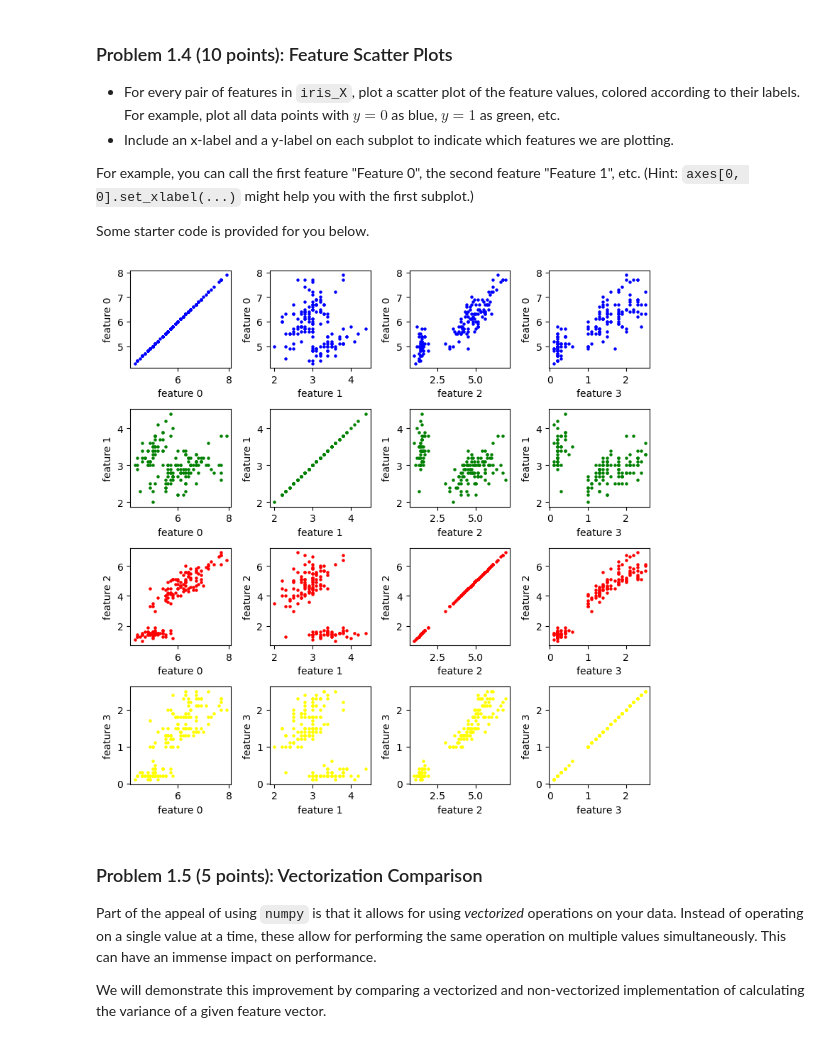
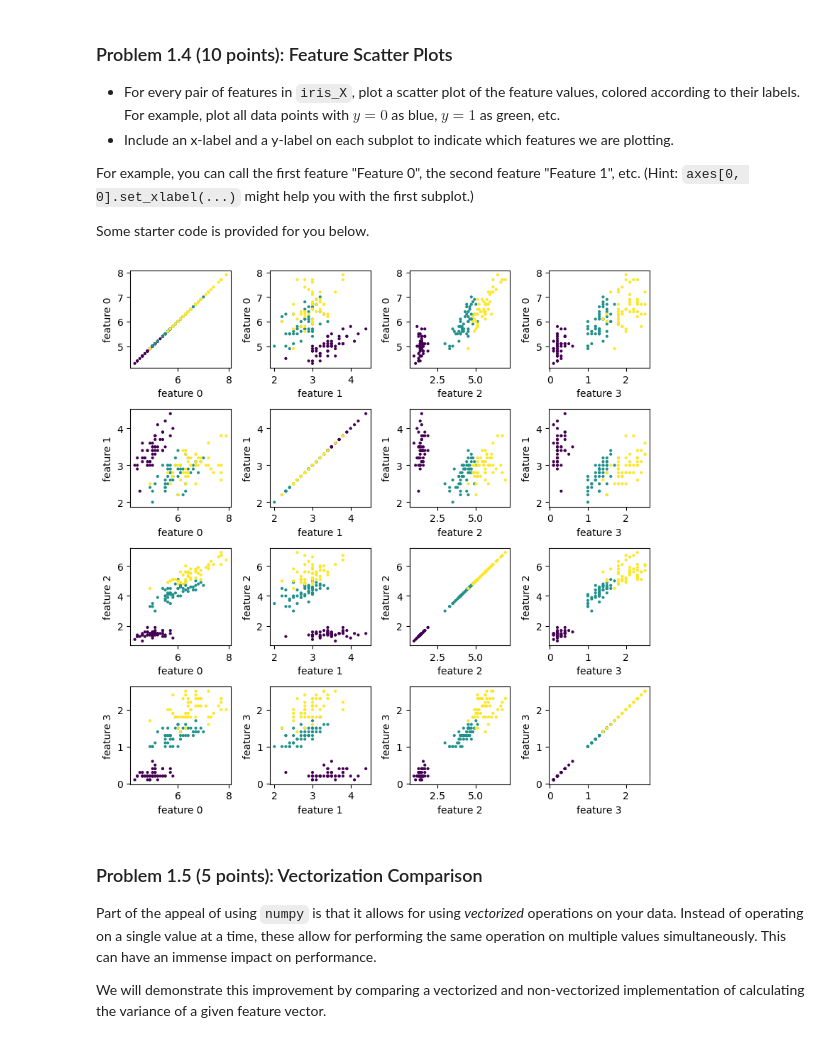
Before and after one commit to vthai321/cs178, a Jupyter notebook: cs178_sp23_hw1.ipynb, the cells around one changed output. Cells and saved outputs as stored; diff of their text form; code cells hidden in the pictures.

```diff
--- a/cs178_sp23_hw1.ipynb
+++ b/cs178_sp23_hw1.ipynb
@@ -186,28 +186,31 @@ Some starter code is provided for you below.
 # %%
 # Create a figure with 4 rows and 4 columns
 figure, axes = plt.subplots(4, 4, figsize=(8, 8))
 
 ### YOUR CODE STARTS HERE ###
 # Plot a scatter for each feature pair.
 # Make sure to color the points by their class label.
 # Include an x-label and a y-label for each subplot.
 
 # Will use a loop
 colors = ["blue", "green", "red", "yellow"]
 
 # use j for x, i for y
 for i in range(0, 4):
     for j in range(0, 4):
         axes[i, j].set_xlabel("feature " + str(j))
         axes[i, j].set_ylabel("feature " + str(i))
-        axes[i, j].scatter(iris_X[:, j], iris_X[:, i], 5, colors[i])
+        axes[i, j].scatter(iris_X[:, j], iris_X[:, i], 4, c=iris_y, cmap="viridis")
+        cmap= plt.get_cmap("inferno")
+        plt.set_cmap(cmap)
+
 
 
 ### YOUR CODE ENDS HERE  ###
 
 plt.tight_layout()
 # %% [output]
-[figure, old version]
+[figure, new version]
 # %% [markdown]
 ### Problem 1.5 (5 points): Vectorization Comparison
 
```
Also changed, not shown: parts of 15 cells of this notebook.
